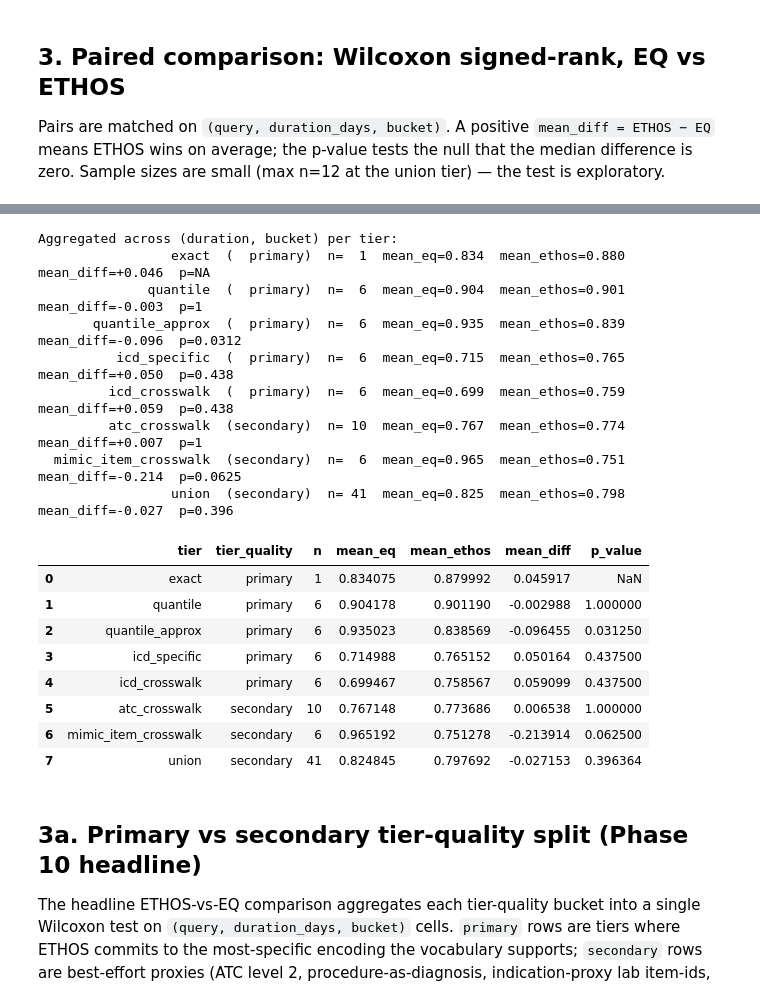
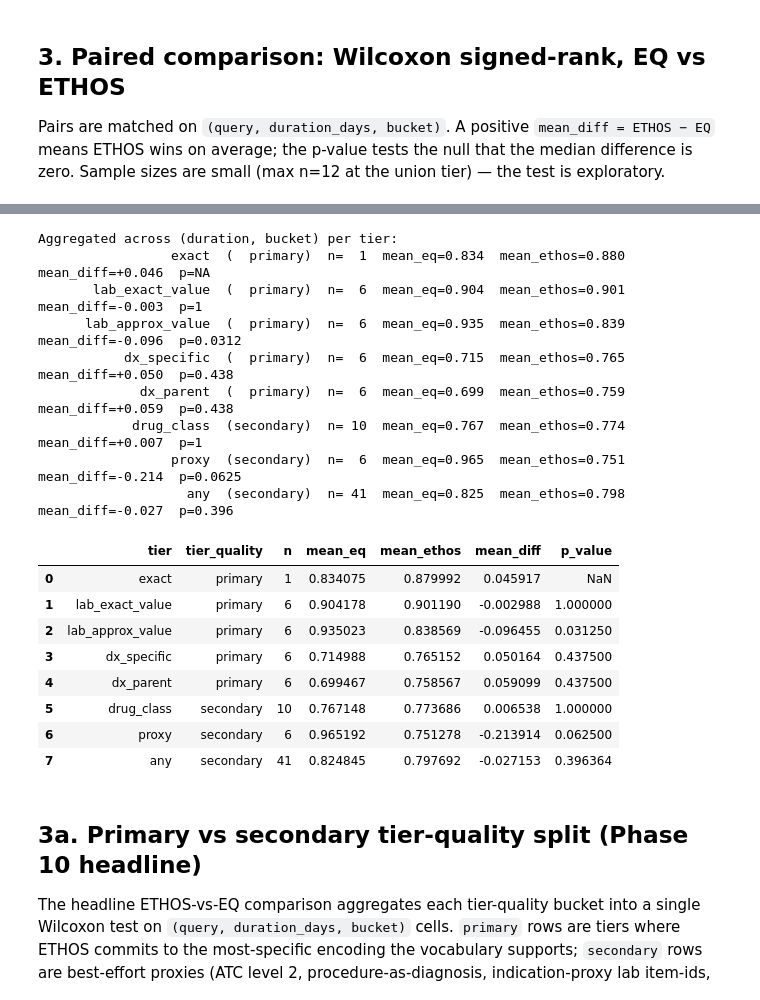
Before and after one commit to mmcdermott/EveryQuery-conditional, a Jupyter notebook: src/every_query/paper_experiments/ethos/comparison.ipynb, the cells around one changed output, grey strips where cells are left out. Saved outputs shown, nothing was run; the diff lists cells and outputs as text; code cells hidden in the pictures.

```diff
--- a/src/every_query/paper_experiments/ethos/comparison.ipynb
+++ b/src/every_query/paper_experiments/ethos/comparison.ipynb
@@ -228,19 +230,19 @@ tier_quality counts: {'primary': np.uint32(23), 'secondary': np.uint32(63)}
 # %%
-# Tier display order: primary-quality tiers first (exact, lab presence/decile, ICD specific/parent),
-# then secondary-quality (ATC class, procedure-as-diagnosis, mimic indication proxies),
-# then union as the per-code OR.
+# Tier display order: primary-quality tiers first (exact, lab presence/value, dx specific/parent),
+# then secondary-quality (drug class, procedure-as-diagnosis, mimic indication proxies),
+# then any as the per-code OR.
 primary_tier_order = [
     'exact',
-    'drop_bin',
-    'quantile',
-    'quantile_approx',
-    'icd_specific',
-    'icd_crosswalk',
-    'atc_crosswalk',
-    'mimic_item_crosswalk',
+    'lab_no_value',
+    'lab_exact_value',
+    'lab_approx_value',
+    'dx_specific',
+    'dx_parent',
+    'drug_class',
+    'proxy',
 ]
 available_tiers = sorted(merged['tier'].unique().to_list())
-tiers = [t for t in primary_tier_order if t in available_tiers] + (['union'] if 'union' in available_tiers else [])
+tiers = [t for t in primary_tier_order if t in available_tiers] + (['any'] if 'any' in available_tiers else [])
 durations = sorted(merged['duration_days'].unique().to_list())
 buckets = ['id', 'ood']
 n_cols = len(durations) * len(buckets)
@@ -325,52 +327,52 @@ for tier in tiers:
     sub = merged.filter(pl.col('tier') == tier).to_pandas().dropna(subset=['eq_auc', 'ethos_auc'])
     n = len(sub)
     tier_quality = sub['tier_quality'].iloc[0] if n and 'tier_quality' in sub.columns else (
-        'union' if tier == 'union' else float('nan')
+        'any' if tier == 'any' else float('nan')
     )
     if n < 2:
         msg_p = 'NA'
         p_val = float('nan')
         diff = sub['ethos_auc'].mean() - sub['eq_auc'].mean() if n else float('nan')
     else:
         try:
             p_val = float(wilcoxon(sub['ethos_auc'], sub['eq_auc']).pvalue)
             msg_p = f'{p_val:.3g}'
         except ValueError:
             p_val = float('nan')
             msg_p = 'NA'
         diff = (sub['ethos_auc'] - sub['eq_auc']).mean()
     print(f'  {tier:>20s}  ({tier_quality:>9s})  n={n:3d}  mean_eq={sub["eq_auc"].mean():.3f}  mean_ethos={sub["ethos_auc"].mean():.3f}  mean_diff={diff:+.3f}  p={msg_p}')
     agg_rows.append({
         'tier': tier,
         'tier_quality': tier_quality,
         'n': n,
         'mean_eq': float(sub['eq_auc'].mean()) if n else float('nan'),
         'mean_ethos': float(sub['ethos_auc'].mean()) if n else float('nan'),
         'mean_diff': float(diff) if n else float('nan'),
         'p_value': p_val,
     })
 agg_df = pd.DataFrame(agg_rows)
 save_tbl(agg_df, 'ethos_vs_eq_aggregated_per_tier')
 agg_df
 # %% [output]
 Aggregated across (duration, bucket) per tier:
                  exact  (  primary)  n=  1  mean_eq=0.834  mean_ethos=0.880  mean_diff=+0.046  p=NA
-              quantile  (  primary)  n=  6  mean_eq=0.904  mean_ethos=0.901  mean_diff=-0.003  p=1
-       quantile_approx  (  primary)  n=  6  mean_eq=0.935  mean_ethos=0.839  mean_diff=-0.096  p=0.0312
-          icd_specific  (  primary)  n=  6  mean_eq=0.715  mean_ethos=0.765  mean_diff=+0.050  p=0.438
-         icd_crosswalk  (  primary)  n=  6  mean_eq=0.699  mean_ethos=0.759  mean_diff=+0.059  p=0.438
-         atc_crosswalk  (secondary)  n= 10  mean_eq=0.767  mean_ethos=0.774  mean_diff=+0.007  p=1
-  mimic_item_crosswalk  (secondary)  n=  6  mean_eq=0.965  mean_ethos=0.751  mean_diff=-0.214  p=0.0625
-                 union  (secondary)  n= 41  mean_eq=0.825  mean_ethos=0.798  mean_diff=-0.027  p=0.396
+       lab_exact_value  (  primary)  n=  6  mean_eq=0.904  mean_ethos=0.901  mean_diff=-0.003  p=1
+      lab_approx_value  (  primary)  n=  6  mean_eq=0.935  mean_ethos=0.839  mean_diff=-0.096  p=0.0312
+           dx_specific  (  primary)  n=  6  mean_eq=0.715  mean_ethos=0.765  mean_diff=+0.050  p=0.438
+             dx_parent  (  primary)  n=  6  mean_eq=0.699  mean_ethos=0.759  mean_diff=+0.059  p=0.438
+            drug_class  (secondary)  n= 10  mean_eq=0.767  mean_ethos=0.774  mean_diff=+0.007  p=1
+                 proxy  (secondary)  n=  6  mean_eq=0.965  mean_ethos=0.751  mean_diff=-0.214  p=0.0625
+                   any  (secondary)  n= 41  mean_eq=0.825  mean_ethos=0.798  mean_diff=-0.027  p=0.396
 |  | tier | tier_quality | n | mean_eq | mean_ethos | mean_diff | p_value |
 | 0 | exact | primary | 1 | 0.834075 | 0.879992 | 0.045917 | NaN |
-| 1 | quantile | primary | 6 | 0.904178 | 0.901190 | -0.002988 | 1.000000 |
-| 2 | quantile_approx | primary | 6 | 0.935023 | 0.838569 | -0.096455 | 0.031250 |
-| 3 | icd_specific | primary | 6 | 0.714988 | 0.765152 | 0.050164 | 0.437500 |
-| 4 | icd_crosswalk | primary | 6 | 0.699467 | 0.758567 | 0.059099 | 0.437500 |
-| 5 | atc_crosswalk | secondary | 10 | 0.767148 | 0.773686 | 0.006538 | 1.000000 |
-| 6 | mimic_item_crosswalk | secondary | 6 | 0.965192 | 0.751278 | -0.213914 | 0.062500 |
-| 7 | union | secondary | 41 | 0.824845 | 0.797692 | -0.027153 | 0.396364 |
+| 1 | lab_exact_value | primary | 6 | 0.904178 | 0.901190 | -0.002988 | 1.000000 |
+| 2 | lab_approx_value | primary | 6 | 0.935023 | 0.838569 | -0.096455 | 0.031250 |
+| 3 | dx_specific | primary | 6 | 0.714988 | 0.765152 | 0.050164 | 0.437500 |
+| 4 | dx_parent | primary | 6 | 0.699467 | 0.758567 | 0.059099 | 0.437500 |
+| 5 | drug_class | secondary | 10 | 0.767148 | 0.773686 | 0.006538 | 1.000000 |
+| 6 | proxy | secondary | 6 | 0.965192 | 0.751278 | -0.213914 | 0.062500 |
+| 7 | any | secondary | 41 | 0.824845 | 0.797692 | -0.027153 | 0.396364 |
 # %% [markdown]
 ## 3a. Primary vs secondary tier-quality split (Phase 10 headline)
 
```
Also changed, not shown: parts of 11 cells of this notebook, 8 other files.
